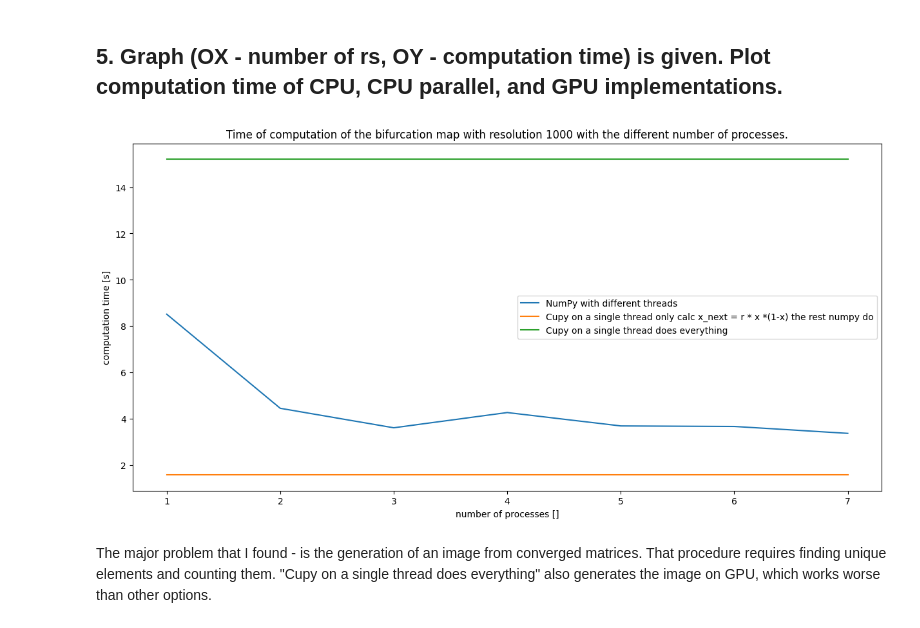
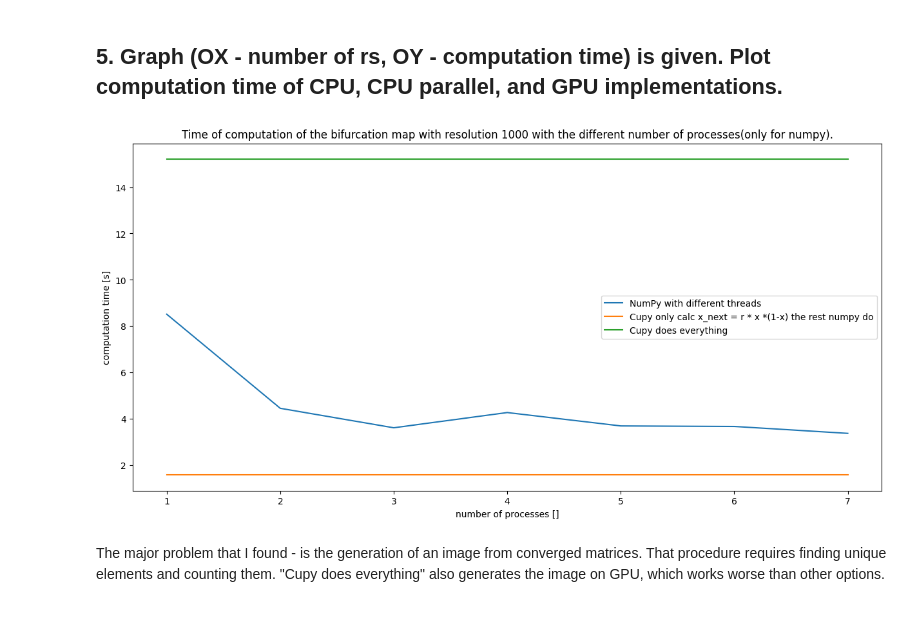
Before and after one commit to Slavoch/phdCourses, a Jupyter notebook: HPPL2023/HW3/task8.ipynb, the cells around one changed output. Cells and saved outputs as stored; diff of their text form; code cells hidden in the pictures.

```diff
--- a/HPPL2023/HW3/task8.ipynb
+++ b/HPPL2023/HW3/task8.ipynb
@@ -261,23 +261,23 @@ _, speedup_pure_cupy = calc_bif_map_GPU(resolution)
 # %%
 plt.plot(range(1, 8), speedup_numpy, label="NumPy with different threads")
 plt.plot(
     range(1, 8),
     speedup_cupy.tolist() * 7,
-    label="Cupy on a single thread only calc x_next = r * x *(1-x) the rest numpy do",
+    label="Cupy only calc x_next = r * x *(1-x) the rest numpy do",
 )
 plt.plot(
     range(1, 8),
     speedup_pure_cupy.tolist() * 7,
-    label="Cupy on a single thread does everything ",
+    label="Cupy does everything ",
 )
 plt.title(
-    f"Time of computation of the bifurcation map with resolution {resolution} with the different number of processes."
+    f"Time of computation of the bifurcation map with resolution {resolution} with the different number of processes(only for numpy)."
 )
 plt.xlabel("number of processes []")
 plt.ylabel("computation time [s]")
 plt.legend()
 plt.show()
 # %% [output]
-[figure, old version]
+[figure, new version]
 # %% [markdown]
-The major problem that I found - is the generation of an image from converged matrices. That procedure requires finding unique elements and counting them. "Cupy on a single thread does everything" also generates the image on GPU, which works worse than other options.
+The major problem that I found - is the generation of an image from converged matrices. That procedure requires finding unique elements and counting them. "Cupy does everything" also generates the image on GPU, which works worse than other options.
```
